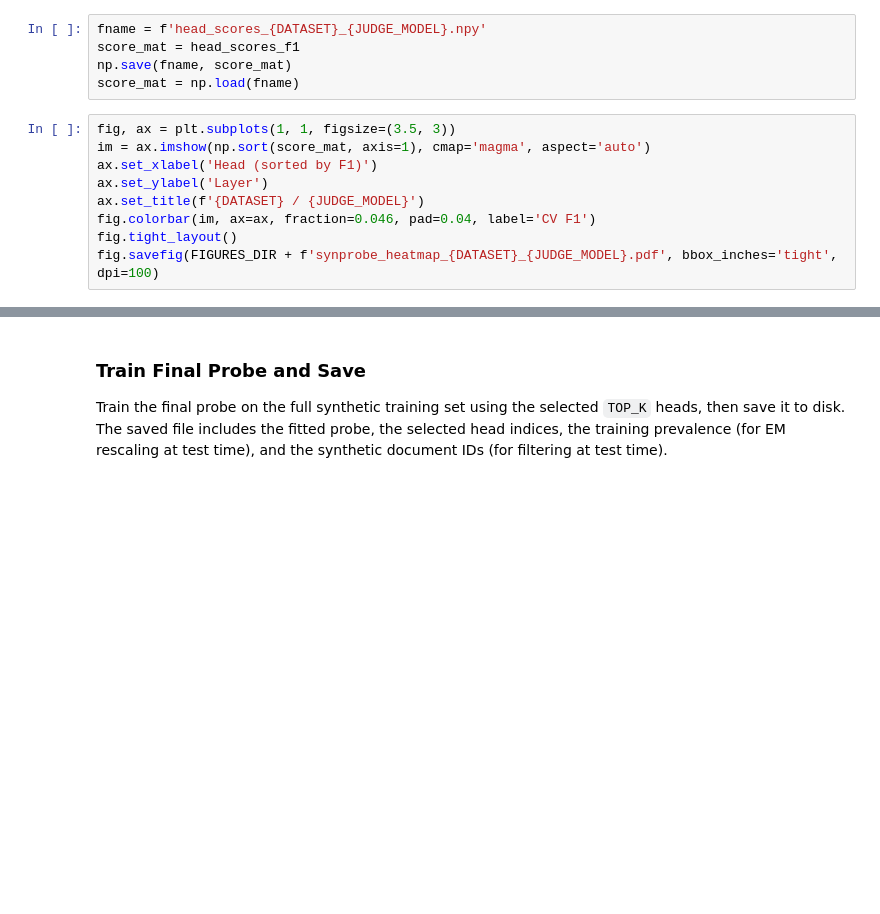
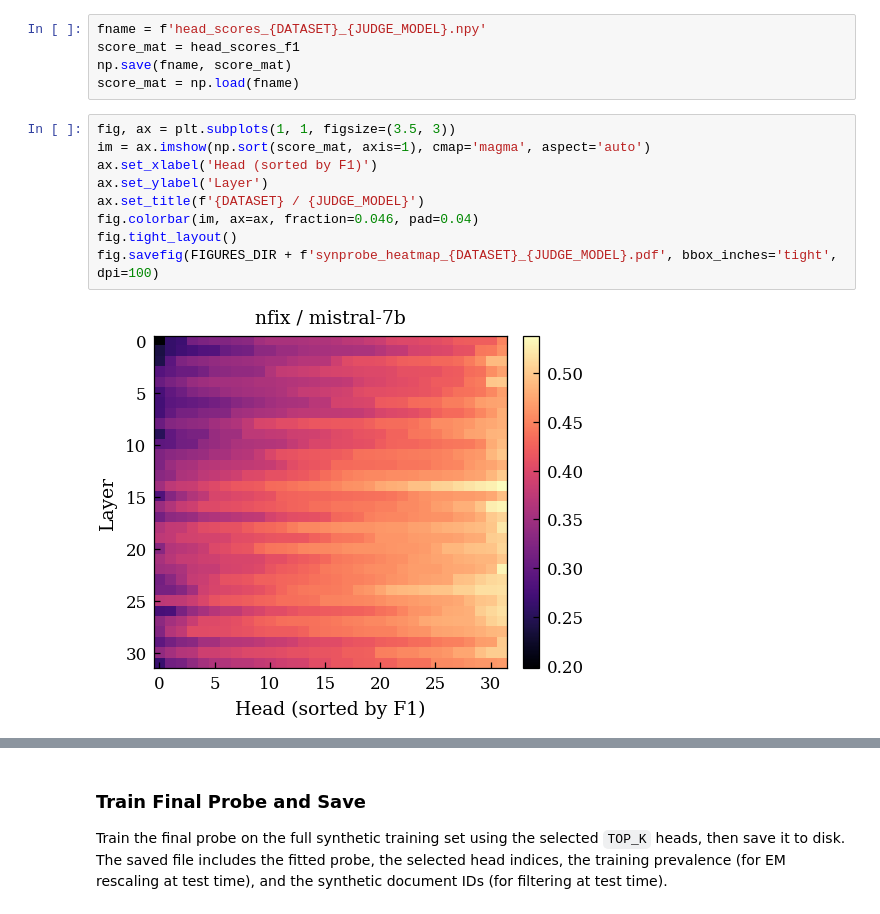
Before and after one commit to kevinqnb/scholarlm, a Jupyter notebook: analysis/synthetic_probe_analysis.ipynb, the cells around one changed output, grey strips where cells are left out. Drawn from its saved outputs; the diff is of its cells as text; blank space fills up the shorter version.

Commit message:
analysis + figures!

```diff
--- a/analysis/synthetic_probe_analysis.ipynb
+++ b/analysis/synthetic_probe_analysis.ipynb
@@ -207,12 +242,14 @@ score_mat = np.load(fname)
 # %%
 fig, ax = plt.subplots(1, 1, figsize=(3.5, 3))
 im = ax.imshow(np.sort(score_mat, axis=1), cmap='magma', aspect='auto')
 ax.set_xlabel('Head (sorted by F1)')
 ax.set_ylabel('Layer')
 ax.set_title(f'{DATASET} / {JUDGE_MODEL}')
-fig.colorbar(im, ax=ax, fraction=0.046, pad=0.04, label='CV F1')
+fig.colorbar(im, ax=ax, fraction=0.046, pad=0.04)
 fig.tight_layout()
 fig.savefig(FIGURES_DIR + f'synprobe_heatmap_{DATASET}_{JUDGE_MODEL}.pdf', bbox_inches='tight', dpi=100)
+# %% [output]
+[figure, added]
 # %%
 flat_indices = np.argsort(score_mat.flatten())[-TOP_K:][::-1]
 top_k_heads  = [np.unravel_index(idx, score_mat.shape) for idx in flat_indices]
```
Also changed, not shown: parts of 8 cells of this notebook, 14 other files.
